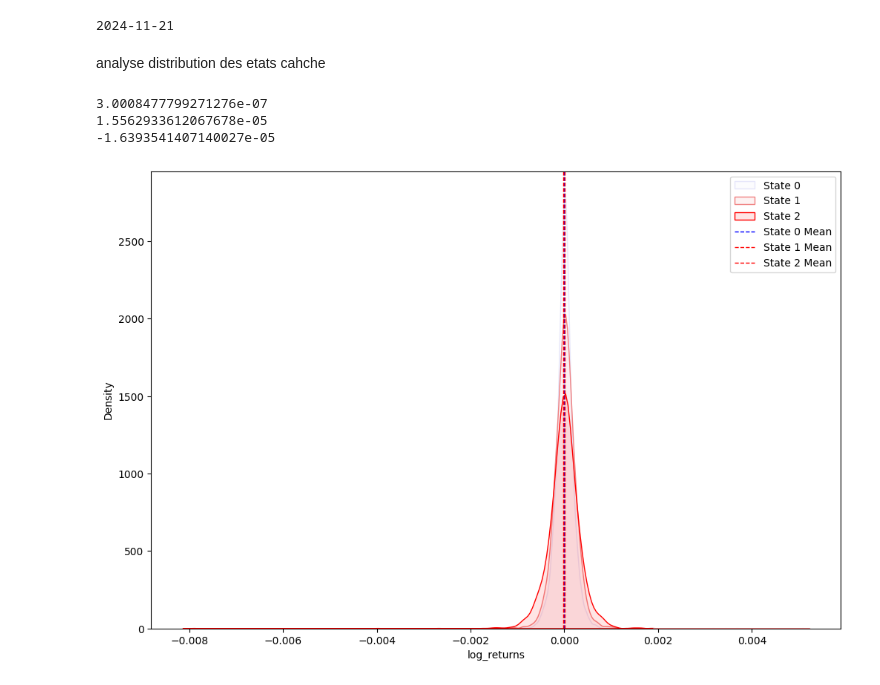
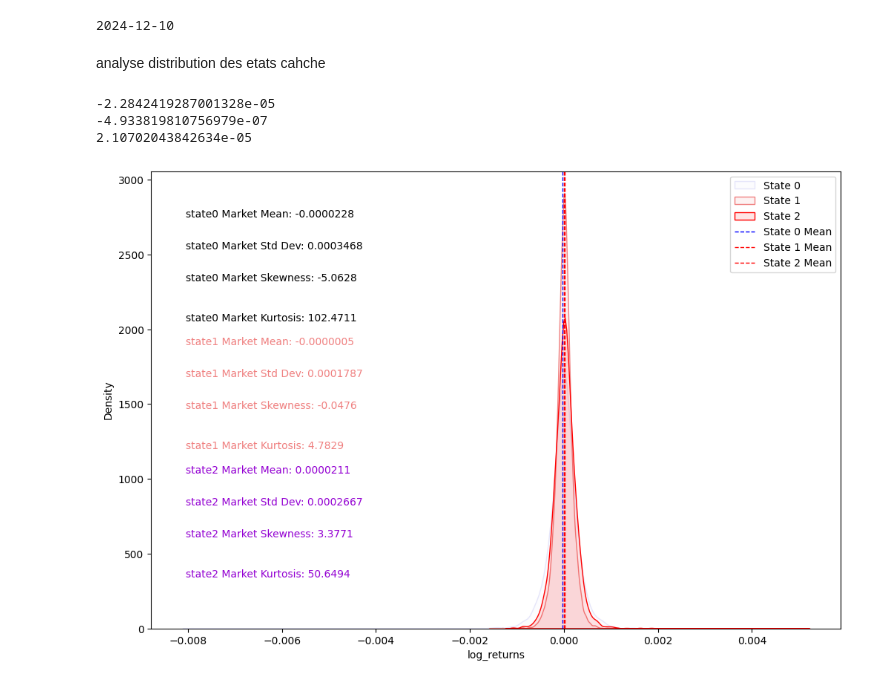
Before and after one commit to benkemt/IgTools, a Jupyter notebook: IgPlotly/ExtractIgData.ipynb, the cells around one changed output. Drawn from its saved outputs; the diff is of its cells as text; code cells hidden in the pictures.

Commit message:
gestion state vers signal

```diff
--- a/IgPlotly/ExtractIgData.ipynb
+++ b/IgPlotly/ExtractIgData.ipynb
@@ -10,6 +10,7 @@ import numpy as np
 from talib import  BBANDS, ROC, EMA, MACD
 from hmmlearn.hmm import GaussianHMM
 from pykalman import KalmanFilter
+from scipy.stats import johnsonsu, skew, kurtosis
 #from datetime import datetime
 
 data_dir = 'data'
@@ -49,7 +50,8 @@ df_org.dropna(subset=['closedprices', 'highPrices', 'lowPrices', 'openPrices'],
 df_org['olhc4'] = (df_org['closedprices'] + df_org['highPrices'] + df_org['lowPrices'] + df_org['openPrices']) / 4
 # Compute log returns
 df_org['log_returns'] = np.log(df_org['olhc4'] / df_org['olhc4'].shift(1))
-df_org['momentum'] = np.log(df_org['olhc4']/df_org['olhc4'].shift(20))
+df_org['forward_returns'] = df_org['log_returns'].shift(-1)
+df_org['momentum'] = np.log(df_org['closedprices']/df_org['closedprices'].shift(20))
 
 df_org['SnapshotTime'] = pd.to_datetime(df_org['SnapshotTime'], format='ISO8601')
 
@@ -157,6 +159,11 @@ features = ['log_returns',"kstlt", "kstmt"   ]  # '',  , "kstlt", "kstmt"
 
 print(df_org.shape[0])
 hmm_model = GaussianHMM(n_components=3, covariance_type="full", n_iter=1000, tol=1, algorithm='map')
-hmm_model.fit(np.array(df_org[features]))
-print("Model Score: ", hmm_model.score(np.array(df_org[features])))
+
+########### Split date for training and testing
+split_date = datetime(2024, 12, 6).date()
+df_fit= df_org.loc[df_org['Date'] <= split_date]
+
+hmm_model.fit(np.array(df_fit[features]))
+print("Model Score: ", hmm_model.score(np.array(df_fit[features])))
 # %% [output]
@@ -175,13 +226,15 @@ df_org.loc[ (df_org['state'] == 2) &  (df_org['olhc4_filter'] > df_org['olhc4_fi
 fig = make_subplots(rows=3, cols=1, shared_xaxes=True)
 
 # Add traces for the initial plot (first day)
-initial_day = unique_days[3]
+initial_day = unique_days[16]
 print(initial_day)
 
 df_day = df_org[df_org['Date'] == initial_day]
 
-df_buy = df_day.loc[df_day['position'] == 1, ['SnapshotTime','closedprices']]
-df_sell = df_day.loc[df_day['position'] == 2, ['SnapshotTime','closedprices']]
+df_buy = df_day.loc[df_org['signal']  == 1,['SnapshotTime','closedprices']]
+df_sell = df_day.loc[df_org['signal']  == -1, ['SnapshotTime','closedprices']]
+
+df_operation = df_day.loc[df_org['operation']  == 1, ['SnapshotTime','closedprices']]
 
 fig.append_trace(   go.Scatter(x = df_day['SnapshotTime'],
                          y = df_day['kstmt'],
@@ -223,13 +276,17 @@ fig.append_trace(  go.Candlestick(
 #                         opacity = 1), row=3, col=1)
 
 
-fig.append_trace(go.Scatter(x=df_buy['SnapshotTime'], y=df_buy['closedprices'] + 20, mode='markers',
-    marker=dict(symbol='x', size=7, line=dict(width=1), color='green'), name = 'Buy'), row=3, col=1)
+#fig.append_trace(go.Scatter(x=df_buy['SnapshotTime'], y=df_buy['closedprices'] + 20, mode='markers',
+#    marker=dict(symbol='x', size=7, line=dict(width=1), color='green'), name = 'Buy'), row=3, col=1)
 
-fig.append_trace(go.Scatter(x=df_sell['SnapshotTime'], y=df_sell['closedprices'] - 20, mode='markers',
-    marker=dict(symbol='x', size=7, line=dict(width=1), color='red'), name = 'Sell'), row=3, col=1)
+#fig.append_trace(go.Scatter(x=df_sell['SnapshotTime'], y=df_sell['closedprices'] - 20, mode='markers',
+#    marker=dict(symbol='x', size=7, line=dict(width=1), color='red'), name = 'Sell'), row=3, col=1)
 
-mark = dict(color=[ 'yellow' if x == 0 else 'red' if x == 2 else 'green'  for x in df_day['state']])
+fig.append_trace(go.Scatter(x=df_operation['SnapshotTime'], y=df_operation['closedprices'] - 20, mode='markers',
+    marker=dict(symbol='x', size=10, line=dict(width=1), color='red'), name = 'Sell'), row=3, col=1)
+
+
+mark = dict(color=[ 'yellow' if x == 0 else 'red' if x == -1 else 'green'  for x in df_day['signal']])
 
 fig.append_trace(   go.Scatter(x = df_day['SnapshotTime'],
                          y = df_day['olhc4_filter'],
@@ -341,7 +398,7 @@ fig.update_yaxes(title_text="ROC", row=1, col=1)
 
 fig.show()
 # %% [output]
-2024-11-21
+2024-12-10
 # %%
 #np.random.seed(51) # 3 avec seed 51 ['log_returns',"kstlt", "kstmt"   ]
 #data = df_org[["SnapshotTime", "Date", "log_returns", "kstlt", "kstmt", "olhc4", "momentum"]].dropna()
@@ -363,24 +420,53 @@ analyse distribution des etats cahche
 # %%
 state0 = df_org[df_org['state'] == 0 ]
 state1 = df_org[df_org['state'] == 1 ]
 state2 = df_org[df_org['state'] == 2 ]
+
+
+#sns.set_theme(style="dark", rc={"axes.grid": False})
+
+# Définir le style de fond de la figure
+#plt.style.use('dark_background')
+
 
 plt.figure(figsize=(12, 8))
 sns.kdeplot(state0['log_returns'], color='lavender', label='State 0', fill=True, alpha=0.1)
 sns.kdeplot(state1['log_returns'], color='lightcoral', label='State 1', fill=True, alpha=0.1)
 sns.kdeplot(state2['log_returns'], color='red', label='State 2', fill=True, alpha=0.1)
 plt.axvline( state0['log_returns'].mean(), color='blue', linestyle='dashed', linewidth=1, label='State 0 Mean')
 plt.axvline( state1['log_returns'].mean(), color='red', linestyle='dashed', linewidth=1,  label='State 1 Mean')
 plt.axvline( state2['log_returns'].mean(), color='red', linestyle='dashed', linewidth=1,  label='State 2 Mean')
 plt.legend()
 #state0.head()
 #state1.head()
 
+y_cord = 0.90
+delt = 0.07 # Ajustez si nécessaire pour mieux adapter les annotations au graphique
+for market, color, label in [(state0, 'black', 'state0'), (state1, 'lightcoral', 'state1'), (state2, 'darkviolet', 'state2')]:
+    # Calcul des statistiques
+    mean = market['log_returns'].mean()
+    std_dev = market['log_returns'].std()
+    skewness = skew(market['log_returns'])
+    kurt = kurtosis(market['log_returns'])
+
+    # Annotations pour la moyenne et l'écart type
+    plt.annotate(f'{label} Market Mean: {mean:.7f}', xy=(0.05, y_cord), xycoords='axes fraction', color=color)
+    y_cord -= delt
+    plt.annotate(f'{label} Market Std Dev: {std_dev:.7f}', xy=(0.05, y_cord), xycoords='axes fraction', color=color)
+    y_cord -= delt
+
+    # Annotations pour le skewness et le kurtosis
+    plt.annotate(f'{label} Market Skewness: {skewness:.4f}', xy=(0.05, y_cord), xycoords='axes fraction', color=color)
+    y_cord -= delt
+    plt.annotate(f'{label} Market Kurtosis: {kurt:.4f}', xy=(0.05, y_cord), xycoords='axes fraction', color=color, verticalalignment='top')
+    y_cord -= delt  # Espacement additionnel avant de passer au prochain marché
+
+
 print(state0['log_returns'].mean())
 print(state1['log_returns'].mean())
 print(state2['log_returns'].mean())
 # %% [output]
-3.0008477799271276e-07
-1.5562933612067678e-05
--1.6393541407140027e-05
+-2.2842419287001328e-05
+-4.933819810756979e-07
+2.10702043842634e-05
-[figure, old version]
+[figure, new version]
```
Also changed, not shown: parts of 14 cells of this notebook.
